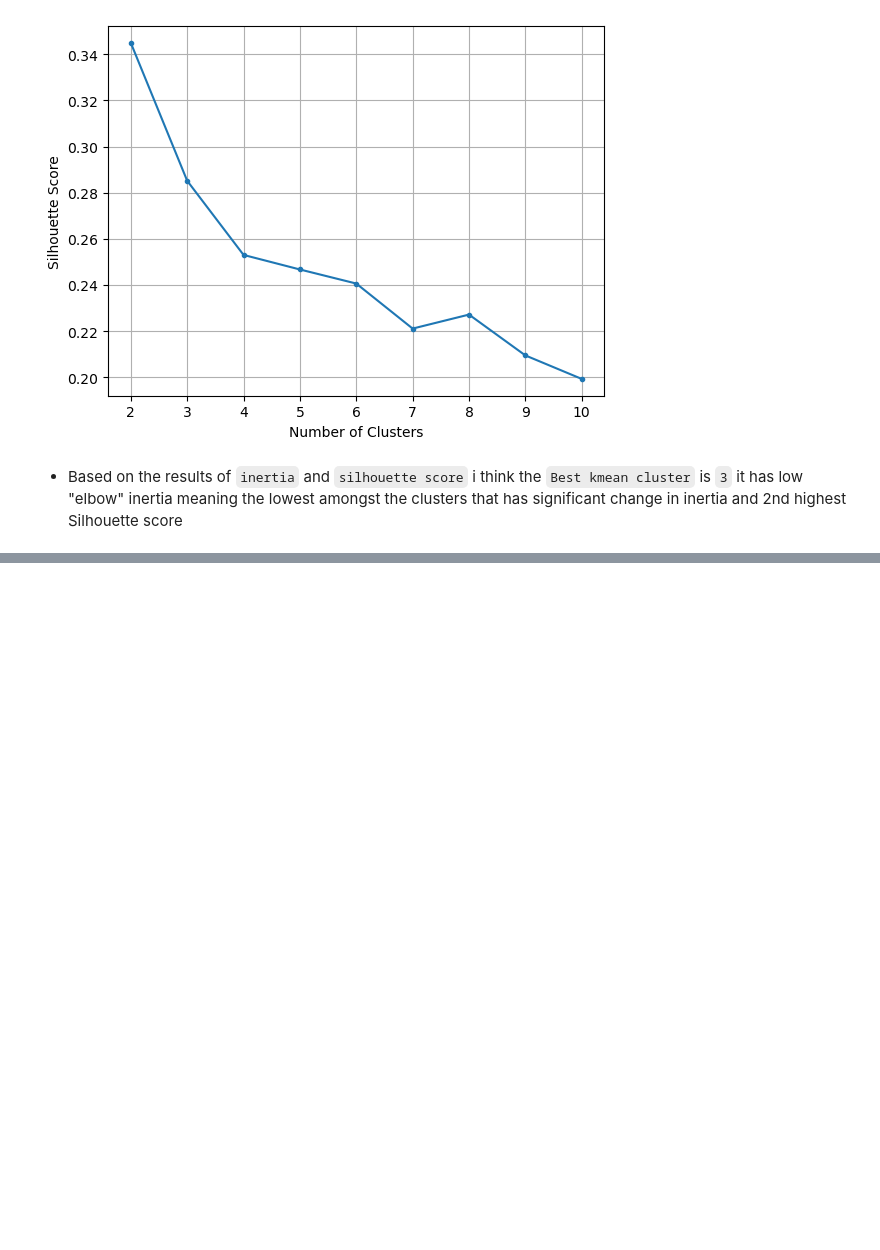
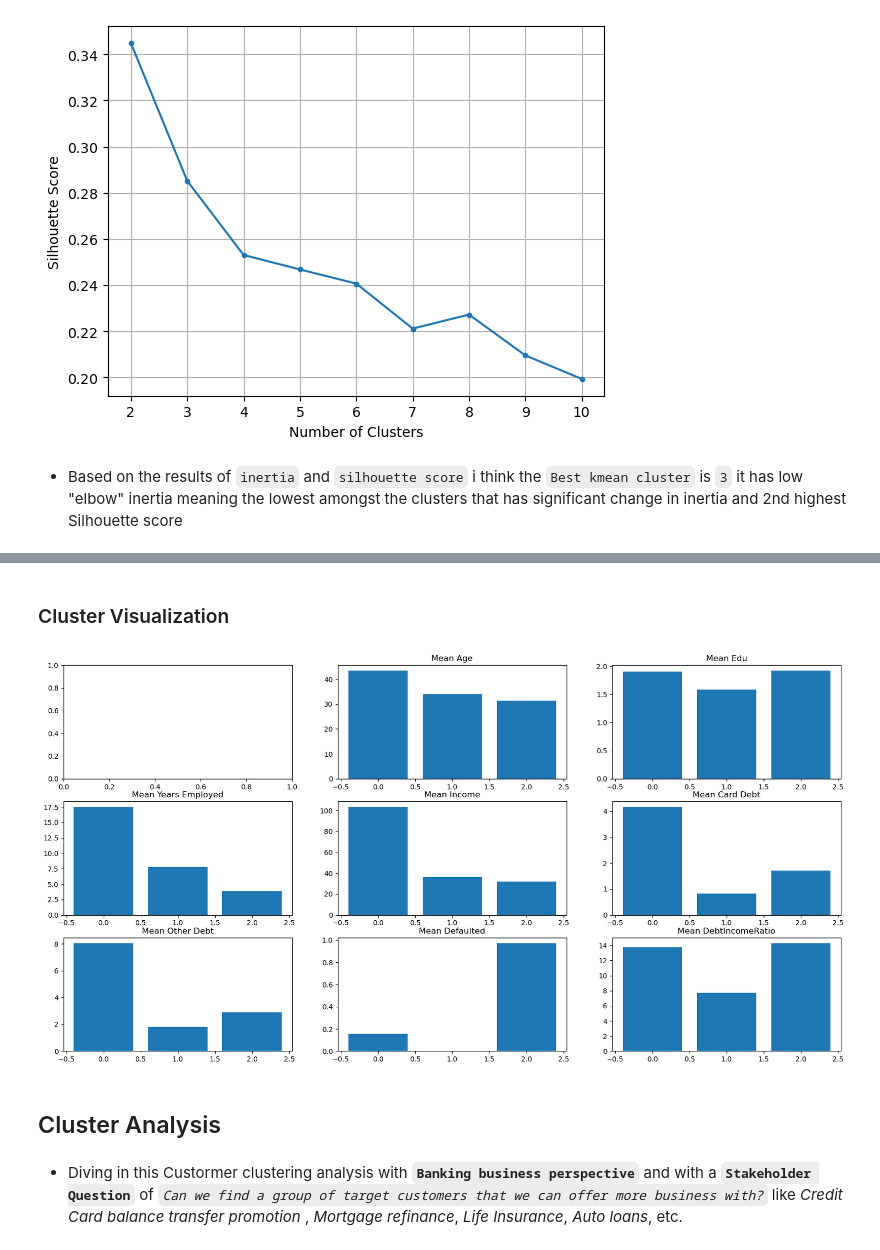
Before and after one commit to KDcodePy/Customer_Clustering_With_Kmeans, a Jupyter notebook: Kmeans.ipynb, the cells around one changed output, grey strips where cells are left out. Saved outputs shown, nothing was run; the diff lists cells and outputs as text; code cells hidden in the pictures; blank space fills up the shorter version.

Commit message:
complete Kmeans.ipynb analysis

```diff
--- a/Kmeans.ipynb
+++ b/Kmeans.ipynb
@@ -346,6 +346,31 @@ class ClusterMaker:
         plt.ylabel(labels[1])
         plt.grid(True)
         return plt.show()
+
+    def inst_cluster(self,n_cluster:int,dataframe):
+        self.df = dataframe
+        # Instantiate models
+        kmeans_best = KMeans(n_clusters=n_cluster, random_state=42)
+        kmeans_best.fit(self.scaled_df)
+        self.df["cluster"] = kmeans_best.labels_
+        # Group clusters from df
+        self.cluster_grp = self.df.groupby("cluster", as_index=False).mean()
+        return self.df.sample(5)
+
+    def display_cluster(self,ax_x:int,ax_y:int):
+        # Set fig
+        fig, axes = plt.subplots(ax_y,ax_x,figsize=(20,10))
+
+        # Change axes from 2D Matrix to single array
+        axes = axes.ravel()
+
+        # Iterate thru group of clusters and plot the graph
+        for i, col in enumerate(self.cluster_grp):
+            if col == "cluster":
+                continue
+            axes[i].bar(self.cluster_grp["cluster"],self.cluster_grp[col])
+            axes[i].set_title(f"Mean {col}")
+        return plt.show()
 # %%
 # Instantiate model
 cluster = ClusterMaker(cleaned_df)
@@ -367,0 +403,11 @@ cluster.display_plot("silhouette",2,11,labels)
+# %% [markdown]
+### Cluster Visualization
+# %%
+# Display Plot to analyse Clusters
+cluster.display_cluster(3,3)
+# %% [output]
+[figure, added]
+# %% [markdown]
+## Cluster Analysis
+# %% [markdown]
+- Diving in this Custormer clustering analysis with **`Banking business perspective`** and with a **`Stakeholder Question`** of *`Can we find a group of target customers that we can offer more business with?`* like *Credit Card balance transfer promotion* , *Mortgage refinance*, *Life Insurance*, *Auto loans*, etc.
```
Also changed, not shown: parts of 7 cells of this notebook.
